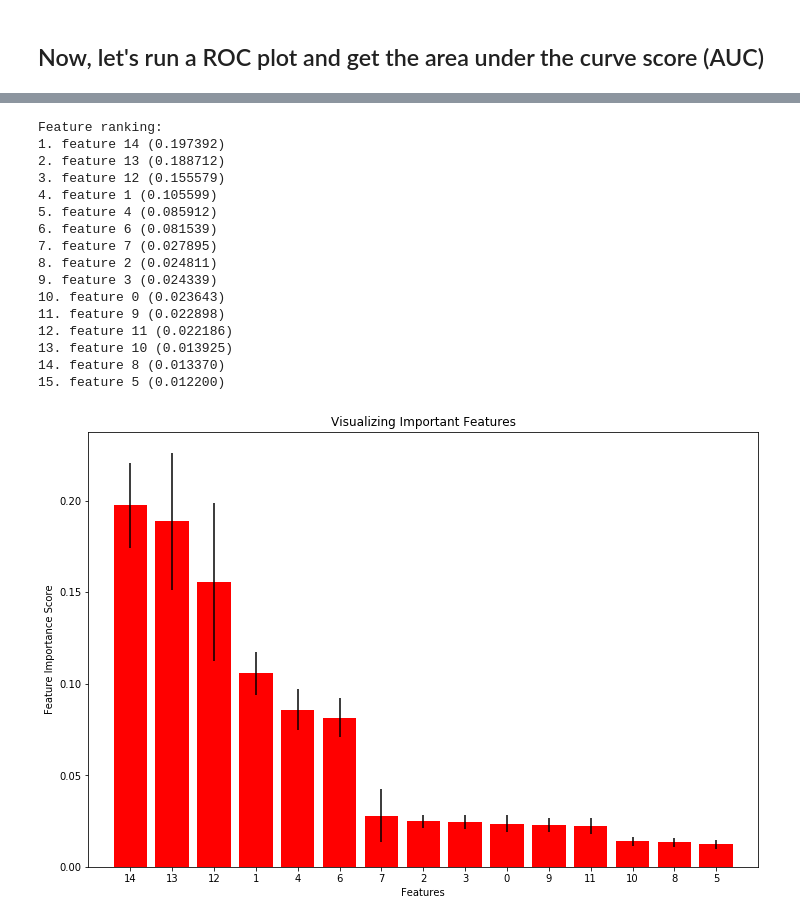
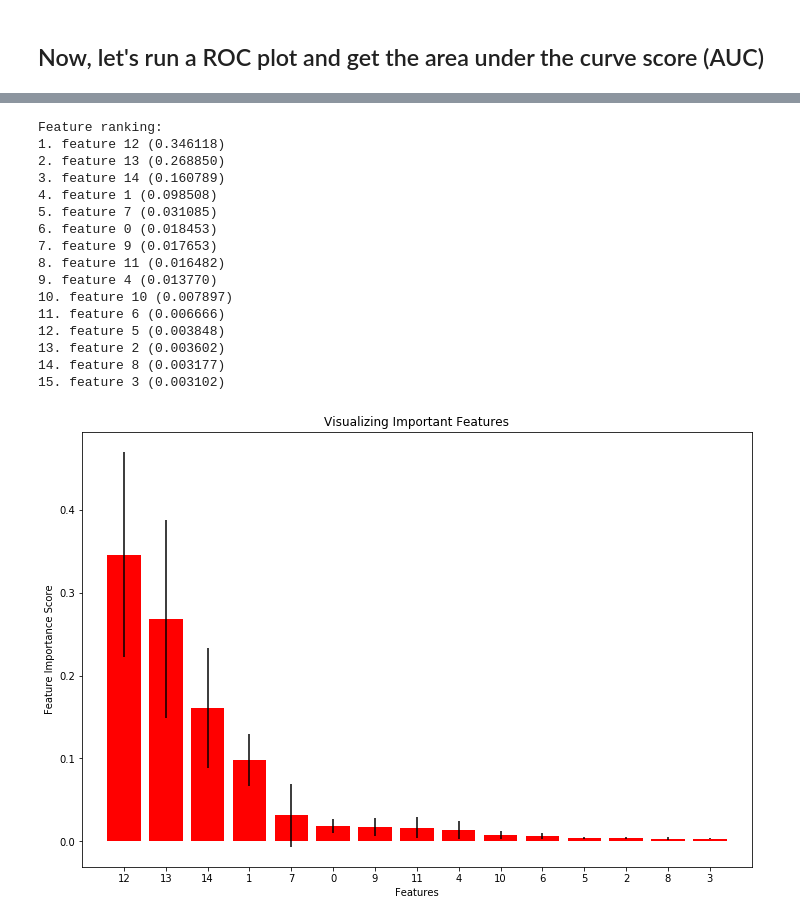
Before and after one commit to NBrisbon/CDC_Behavioral_RiskFactors, a Jupyter notebook: Final_Model_Random_Forest_Classifier.ipynb, the cells around one changed output, grey strips where cells are left out. Cells and saved outputs as stored; diff of their text form; code cells hidden in the pictures.

```diff
--- a/Final_Model_Random_Forest_Classifier.ipynb
+++ b/Final_Model_Random_Forest_Classifier.ipynb
@@ -193,0 +285,9 @@ Precision 0.7347610342125881
+# %%
+# 70/30 split
+X_train_final, X_test_final, y_train_final, y_test_final = train_test_split(X_under, y_under, test_size=0.3, random_state=0)
+
+# describes info about train and test set
+print("Number of rows/columns in X_test_final dataset: ", X_test_final.shape)
+print("Number of rows/columns in y_test_final dataset: ", y_test_final.shape)
+print("Number of rows/columns in X_train_final dataset: ", X_train_final.shape)
+print("Number of rows/columns in y_train_final dataset: ", y_train_final.shape)
@@ -193,0 +336,12 @@ Precision 0.7347610342125881
+# %%
+# Use the random grid to search for best hyperparameters
+
+# First create the base model to tune
+RFC_hyper = RandomForestClassifier()
+
+# Random search of parameters, using 3 fold cross validation,
+# Search across 50 different combinations, and use 3 available cores (n_jobs)
+RFC_hyper = RandomizedSearchCV(estimator = RFC_hyper, param_distributions = random_grid, n_iter = 30, cv = 3,
+                               verbose=1, random_state=42, n_jobs = 3)
+# Fit the random search model
+RFC_hyper.fit(X_train_final, y_train_final)
@@ -193,0 +380,9 @@ Precision 0.7347610342125881
+# %%
+# ---FINAL MODEL with hyper-parameters tuned---
+
+RFC_final = RandomForestClassifier(n_estimators=100, min_samples_split=5, min_samples_leaf=2, max_features='sqrt',
+                                   max_depth=10,bootstrap=True, random_state=42)
+RFC_final.fit(X_train_final, y_train_final)
+y_pred_final = RFC_final.predict(X_test_final)   #yields predicted class 0/1
+probs_final = RFC_final.predict_proba(X_test_final)
+probs_final = probs_final[:,1]    #yields probability of either class 0-1
@@ -222,39 +477,39 @@ AUC: 0.770
 # %%
-importances = RFC_under.feature_importances_
-std = np.std([tree.feature_importances_ for tree in RFC_under.estimators_],
+importances = RFC_final.feature_importances_
+std = np.std([tree.feature_importances_ for tree in RFC_final.estimators_],
              axis=0)
 indices = np.argsort(importances)[::-1]
 
 # Print the feature ranking
 print("Feature ranking:")
-for f in range(X_under.shape[1]):
+for f in range(X.shape[1]):
     print("%d. feature %d (%f)" % (f + 1, indices[f], importances[indices[f]]))
 
 # Plot the feature importances of the forest
 plt.figure(figsize=(12,8))
 plt.title("Visualizing Important Features")
 plt.ylabel('Feature Importance Score')
 plt.xlabel('Features')
-plt.bar(range(X_under.shape[1]), importances[indices],
+plt.bar(range(X.shape[1]), importances[indices],
        color="r", yerr=std[indices], align="center")
-plt.xticks(range(X_under.shape[1]), indices)
-plt.xlim([-1, X_under.shape[1]])
+plt.xticks(range(X.shape[1]), indices)
+plt.xlim([-1, X.shape[1]])
 plt.show()
 # %% [output]
 Feature ranking:
-1. feature 14 (0.197392)
-2. feature 13 (0.188712)
-3. feature 12 (0.155579)
-4. feature 1 (0.105599)
-5. feature 4 (0.085912)
-6. feature 6 (0.081539)
-7. feature 7 (0.027895)
-8. feature 2 (0.024811)
-9. feature 3 (0.024339)
-10. feature 0 (0.023643)
-11. feature 9 (0.022898)
-12. feature 11 (0.022186)
-13. feature 10 (0.013925)
-14. feature 8 (0.013370)
-15. feature 5 (0.012200)
+1. feature 12 (0.346118)
+2. feature 13 (0.268850)
+3. feature 14 (0.160789)
+4. feature 1 (0.098508)
+5. feature 7 (0.031085)
+6. feature 0 (0.018453)
+7. feature 9 (0.017653)
+8. feature 11 (0.016482)
+9. feature 4 (0.013770)
+10. feature 10 (0.007897)
+11. feature 6 (0.006666)
+12. feature 5 (0.003848)
+13. feature 2 (0.003602)
+14. feature 8 (0.003177)
+15. feature 3 (0.003102)
-[figure, old version]
+[figure, new version]
```
Also changed, not shown: parts of 34 cells of this notebook, 1 other file.
